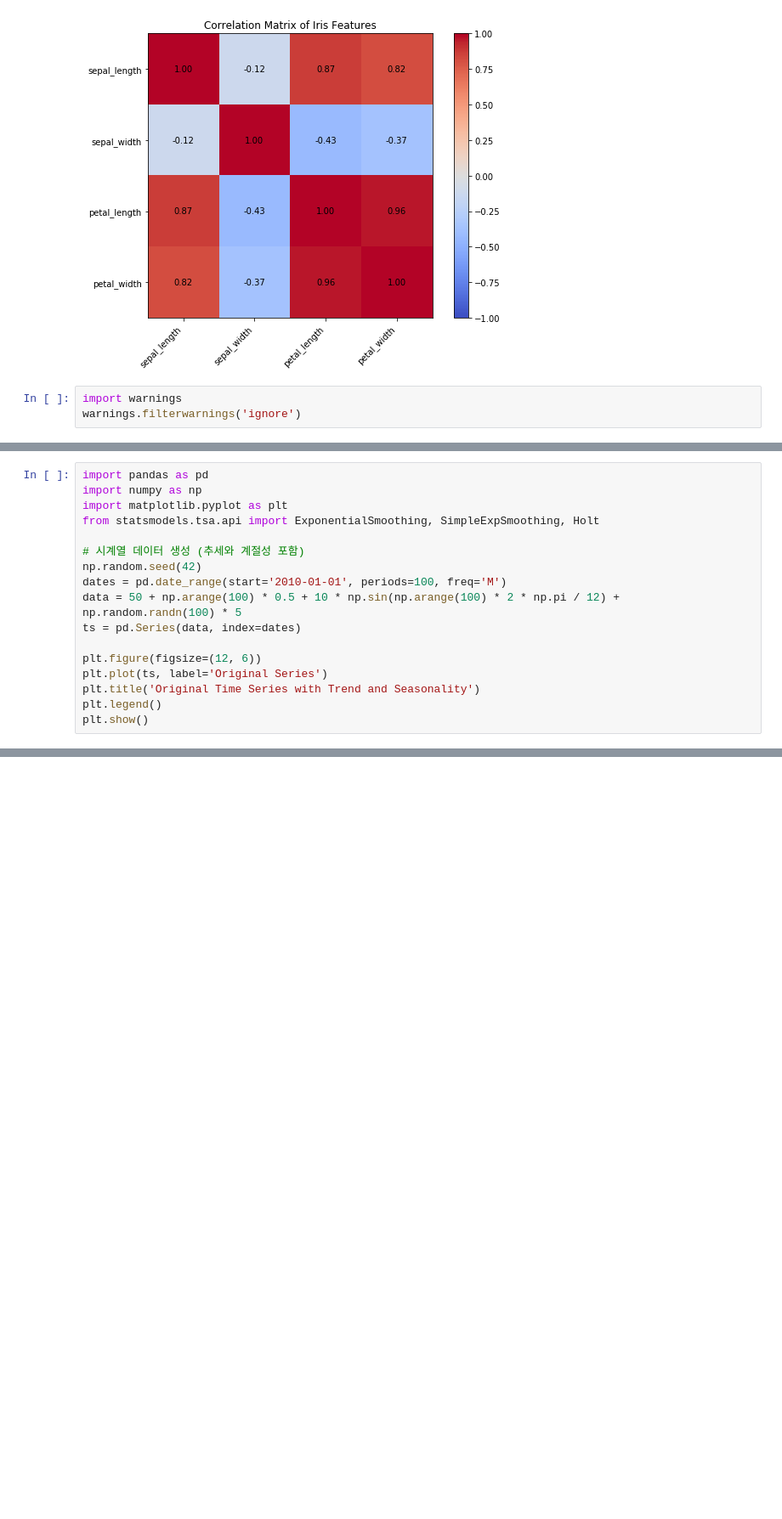
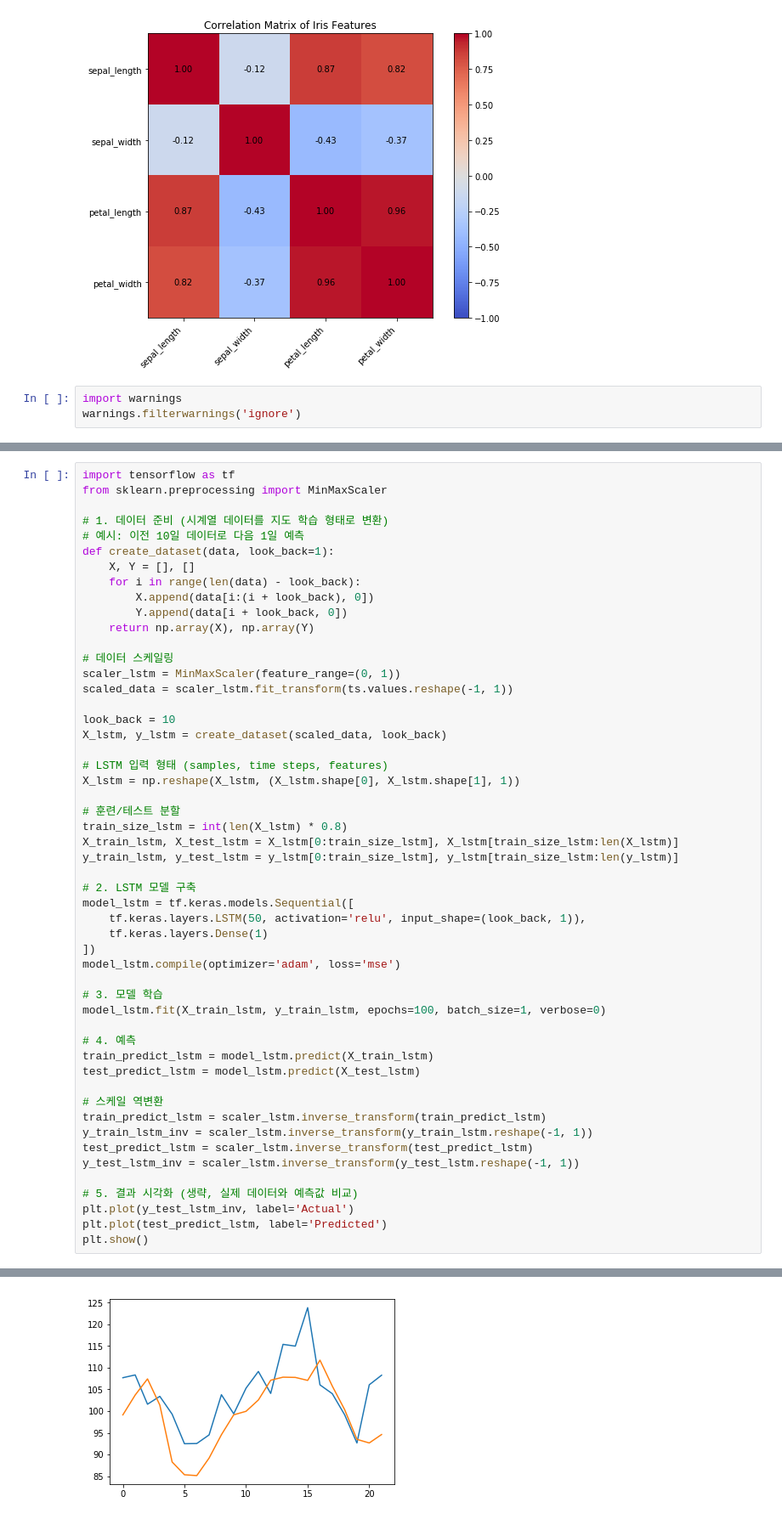
Before and after one commit to kangspa/ADP-study, a Jupyter notebook: PracticeTest/practice.ipynb, the cells around one changed output, grey strips where cells are left out. Shown at 85% size. Drawn from its saved outputs; the diff is of its cells as text; blank space fills up the shorter version.

```diff
--- a/PracticeTest/practice.ipynb
+++ b/PracticeTest/practice.ipynb
@@ -520,17 +99,0 @@ Critical Values:
-# %%
-import pandas as pd
-import numpy as np
-import matplotlib.pyplot as plt
-from statsmodels.tsa.api import ExponentialSmoothing, SimpleExpSmoothing, Holt
-
-# 시계열 데이터 생성 (추세와 계절성 포함)
-np.random.seed(42)
-dates = pd.date_range(start='2010-01-01', periods=100, freq='M')
-data = 50 + np.arange(100) * 0.5 + 10 * np.sin(np.arange(100) * 2 * np.pi / 12) + np.random.randn(100) * 5
-ts = pd.Series(data, index=dates)
-
-plt.figure(figsize=(12, 6))
-plt.plot(ts, label='Original Series')
-plt.title('Original Time Series with Trend and Seasonality')
-plt.legend()
-plt.show()
@@ -776,0 +222,53 @@ Warnings:
+# %%
+import tensorflow as tf
+from sklearn.preprocessing import MinMaxScaler
+
+# 1. 데이터 준비 (시계열 데이터를 지도 학습 형태로 변환)
+# 예시: 이전 10일 데이터로 다음 1일 예측
+def create_dataset(data, look_back=1):
+    X, Y = [], []
+    for i in range(len(data) - look_back):
+        X.append(data[i:(i + look_back), 0])
+        Y.append(data[i + look_back, 0])
+    return np.array(X), np.array(Y)
+
+# 데이터 스케일링
+scaler_lstm = MinMaxScaler(feature_range=(0, 1))
+scaled_data = scaler_lstm.fit_transform(ts.values.reshape(-1, 1))
+
+look_back = 10
+X_lstm, y_lstm = create_dataset(scaled_data, look_back)
+
+# LSTM 입력 형태 (samples, time steps, features)
+X_lstm = np.reshape(X_lstm, (X_lstm.shape[0], X_lstm.shape[1], 1))
+
+# 훈련/테스트 분할
+train_size_lstm = int(len(X_lstm) * 0.8)
+X_train_lstm, X_test_lstm = X_lstm[0:train_size_lstm], X_lstm[train_size_lstm:len(X_lstm)]
+y_train_lstm, y_test_lstm = y_lstm[0:train_size_lstm], y_lstm[train_size_lstm:len(y_lstm)]
+
+# 2. LSTM 모델 구축
+model_lstm = tf.keras.models.Sequential([
+    tf.keras.layers.LSTM(50, activation='relu', input_shape=(look_back, 1)),
+    tf.keras.layers.Dense(1)
+])
+model_lstm.compile(optimizer='adam', loss='mse')
+
+# 3. 모델 학습
+model_lstm.fit(X_train_lstm, y_train_lstm, epochs=100, batch_size=1, verbose=0)
+
+# 4. 예측
+train_predict_lstm = model_lstm.predict(X_train_lstm)
+test_predict_lstm = model_lstm.predict(X_test_lstm)
+
+# 스케일 역변환
+train_predict_lstm = scaler_lstm.inverse_transform(train_predict_lstm)
+y_train_lstm_inv = scaler_lstm.inverse_transform(y_train_lstm.reshape(-1, 1))
+test_predict_lstm = scaler_lstm.inverse_transform(test_predict_lstm)
+y_test_lstm_inv = scaler_lstm.inverse_transform(y_test_lstm.reshape(-1, 1))
+
+# 5. 결과 시각화 (생략, 실제 데이터와 예측값 비교)
+plt.plot(y_test_lstm_inv, label='Actual')
+plt.plot(test_predict_lstm, label='Predicted')
+plt.show()
+# %% [output]
@@ -776,0 +284 @@ Warnings:
+[figure, added]
```
Also changed, not shown: parts of 24 cells of this notebook, 5 other files.
